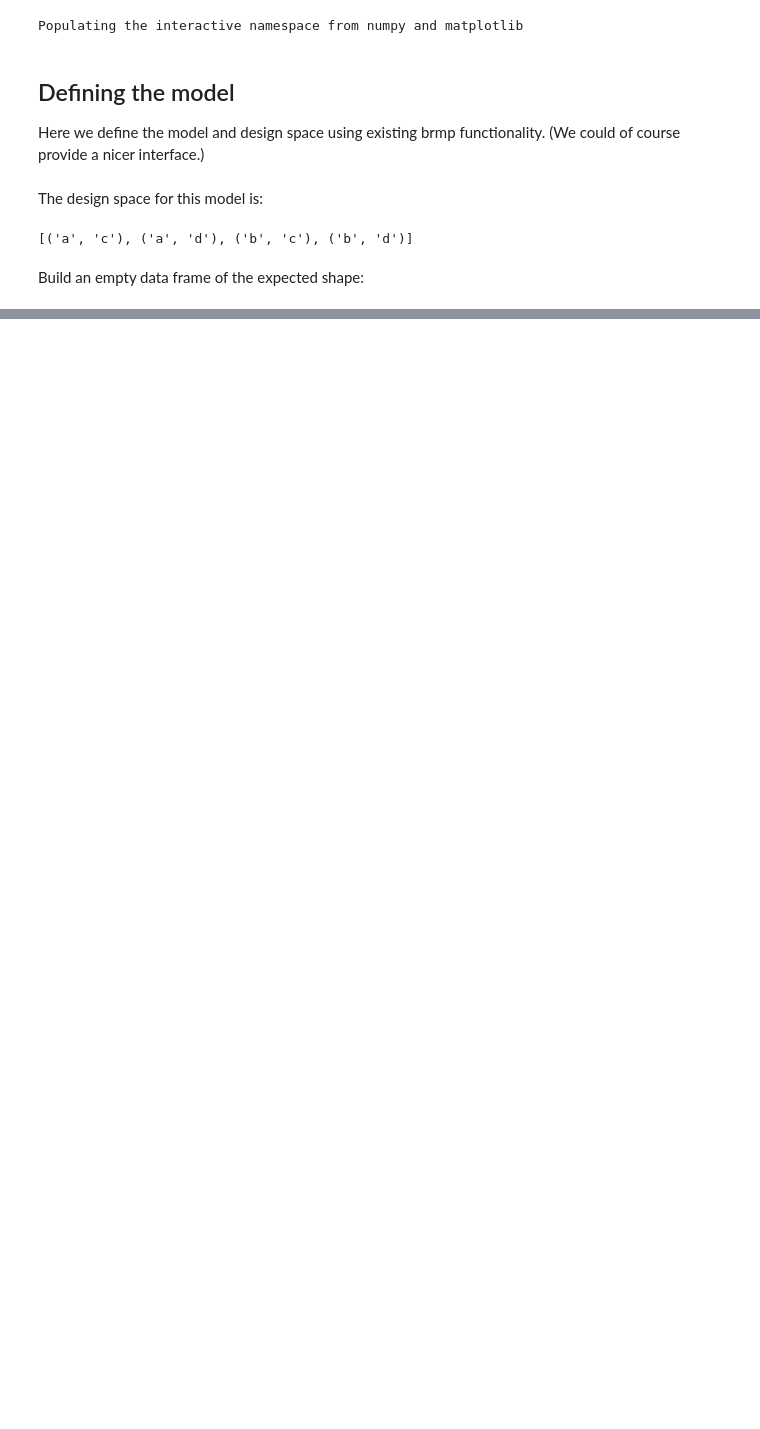
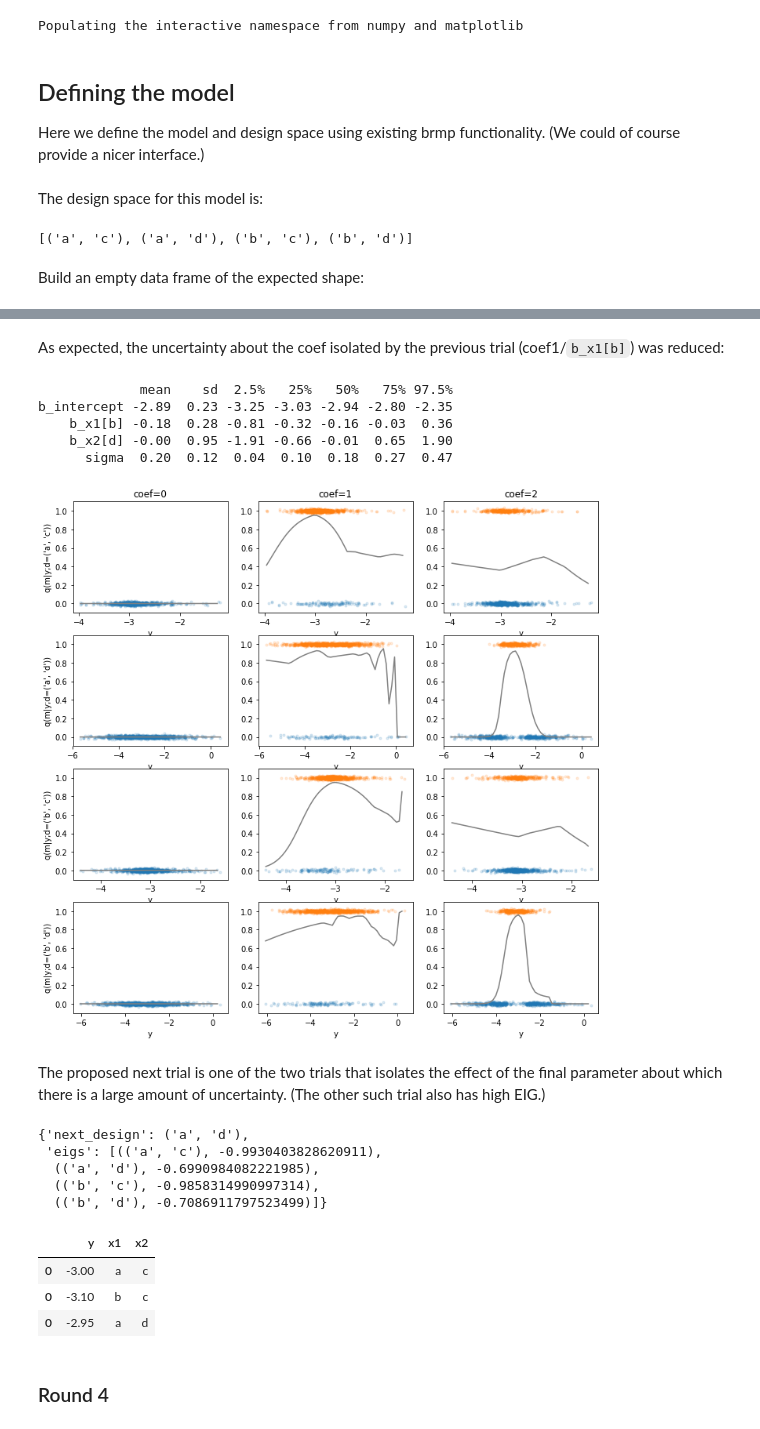
Before and after one commit to null-a/pyro, a Jupyter notebook: pyro/contrib/brm/examples/OED 2.ipynb, the cells around one changed output, grey strips where cells are left out. Cells and saved outputs as stored; diff of their text form; code cells hidden in the pictures; blank space fills up the shorter version.

```diff
--- a/pyro/contrib/brm/examples/OED 2.ipynb
+++ b/pyro/contrib/brm/examples/OED 2.ipynb
@@ -121,0 +157,3 @@ make_training_data_plot(plot_data2)
+# %%
+data_so_far3 = extend_df_with_result(formula, metadata, data_so_far2, design2, result=-3.1)
+data_so_far3
@@ -121,0 +166,2 @@ make_training_data_plot(plot_data2)
+# %%
+design3, dstar3, eigs3, fit3, plot_data3 = next_trial(formula, model_desc, data_so_far3, metadata)
@@ -121,0 +170,34 @@ make_training_data_plot(plot_data2)
+# %% [markdown]
+As expected, the uncertainty about the coef isolated by the previous trial (coef1/`b_x1[b]`) was reduced:
+# %%
+print(marginals(fit3))
+# %% [output]
+             mean    sd  2.5%   25%   50%   75% 97.5%
+b_intercept -2.89  0.23 -3.25 -3.03 -2.94 -2.80 -2.35
+    b_x1[b] -0.18  0.28 -0.81 -0.32 -0.16 -0.03  0.36
+    b_x2[d] -0.00  0.95 -1.91 -0.66 -0.01  0.65  1.90
+      sigma  0.20  0.12  0.04  0.10  0.18  0.27  0.47
+# %%
+make_training_data_plot(plot_data3)
+# %% [output]
+[figure, added]
+# %% [markdown]
+The proposed next trial is one of the two trials that isolates the effect of the final parameter about which there is a large amount of uncertainty. (The other such trial also has high EIG.)
+# %%
+{'next_design': design3, 'eigs': eigs3}
+# %% [output]
+{'next_design': ('a', 'd'),
+ 'eigs': [(('a', 'c'), -0.9930403828620911),
+  (('a', 'd'), -0.6990984082221985),
+  (('b', 'c'), -0.9858314990997314),
+  (('b', 'd'), -0.7086911797523499)]}
+# %%
+data_so_far4 = extend_df_with_result(formula, metadata, data_so_far3, design3, result=-2.95)
+data_so_far4
+# %% [output]
+|  | y | x1 | x2 |
+| 0 | -3.00 | a | c |
+| 0 | -3.10 | b | c |
+| 0 | -2.95 | a | d |
+# %% [markdown]
+### Round 4
```
Also changed, not shown: parts of 26 cells of this notebook.
